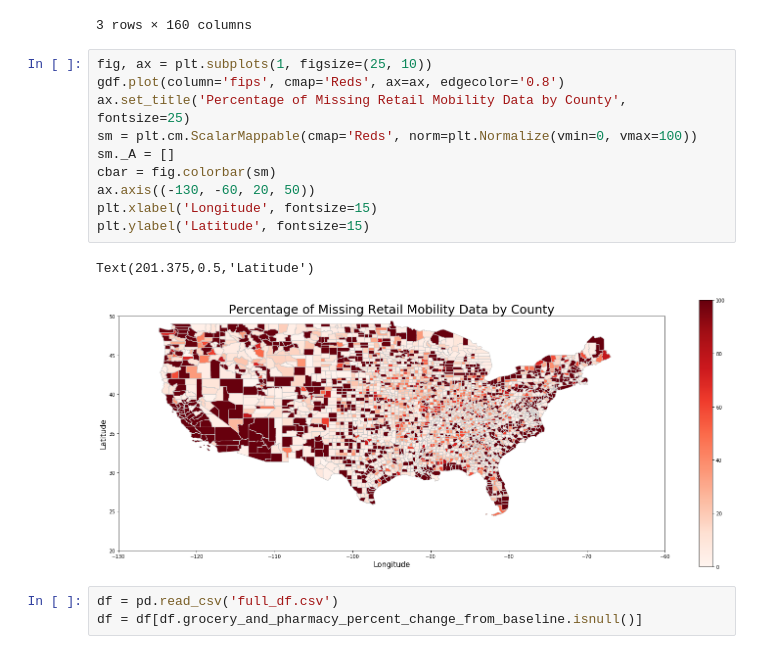
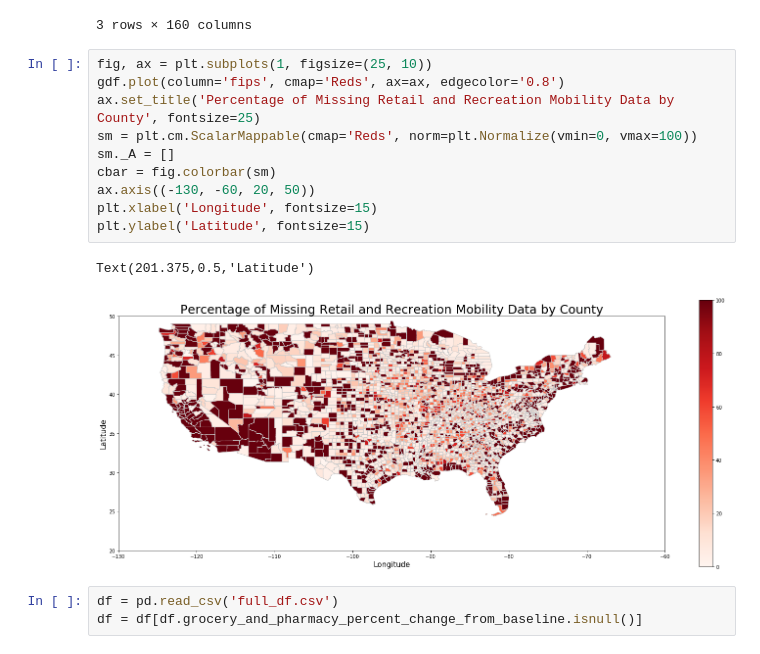
Before and after one commit to LittleAhn/covid19-ml-project, a Jupyter notebook: scripts/building_graphs.ipynb, the cells around one changed output. Cells and saved outputs as stored; diff of their text form.

```diff
--- a/scripts/building_graphs.ipynb
+++ b/scripts/building_graphs.ipynb
@@ -102,16 +102,16 @@ gdf.head(3)
 # %%
 fig, ax = plt.subplots(1, figsize=(25, 10))
 gdf.plot(column='fips', cmap='Reds', ax=ax, edgecolor='0.8')
-ax.set_title('Percentage of Missing Retail Mobility Data by County', fontsize=25)
+ax.set_title('Percentage of Missing Retail and Recreation Mobility Data by County', fontsize=25)
 sm = plt.cm.ScalarMappable(cmap='Reds', norm=plt.Normalize(vmin=0, vmax=100))
 sm._A = []
 cbar = fig.colorbar(sm)
 ax.axis((-130, -60, 20, 50))
 plt.xlabel('Longitude', fontsize=15)
 plt.ylabel('Latitude', fontsize=15)
 # %% [output]
 Text(201.375,0.5,'Latitude')
-[figure, old version]
+[figure, new version]
 # %%
 df = pd.read_csv('full_df.csv')
 df = df[df.grocery_and_pharmacy_percent_change_from_baseline.isnull()]
```
Also changed, not shown: parts of 4 cells of this notebook.
